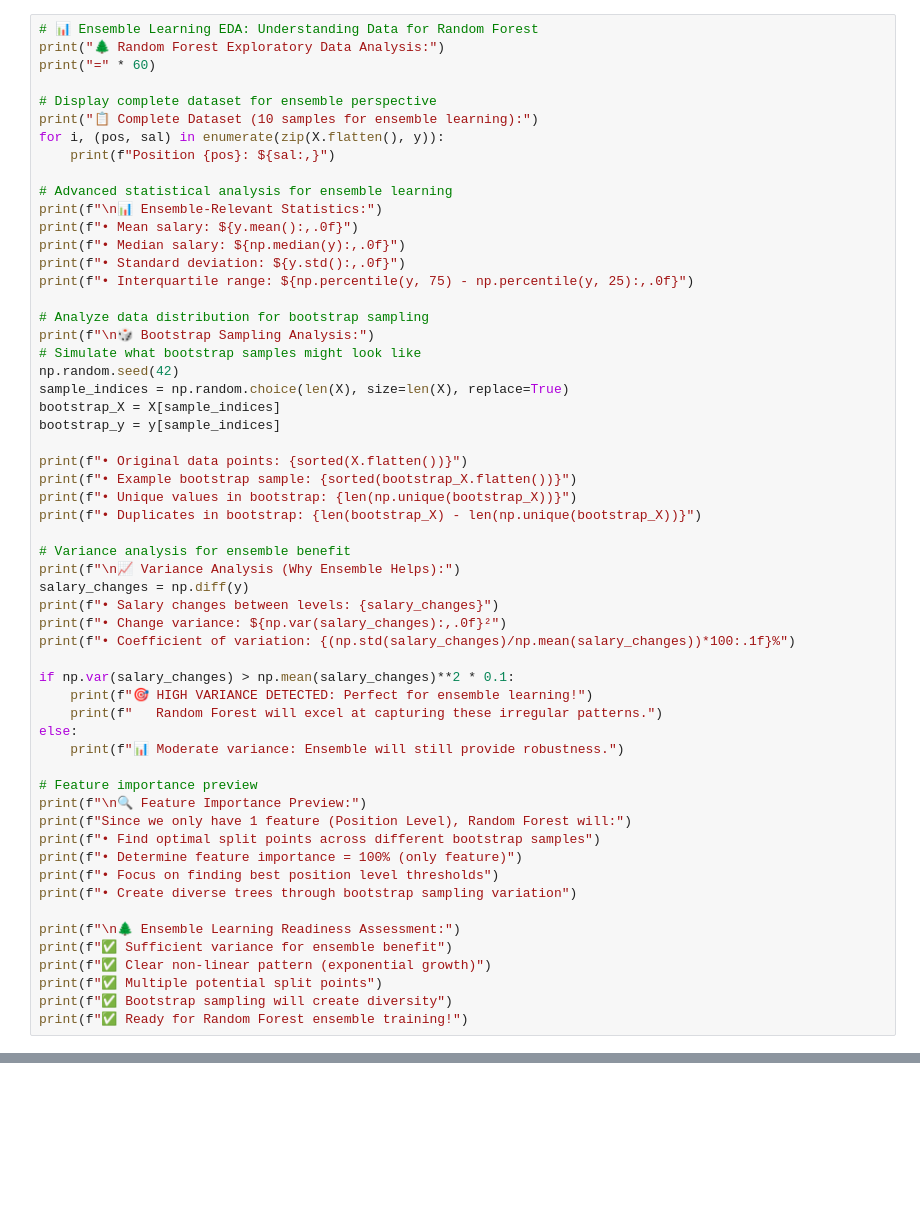
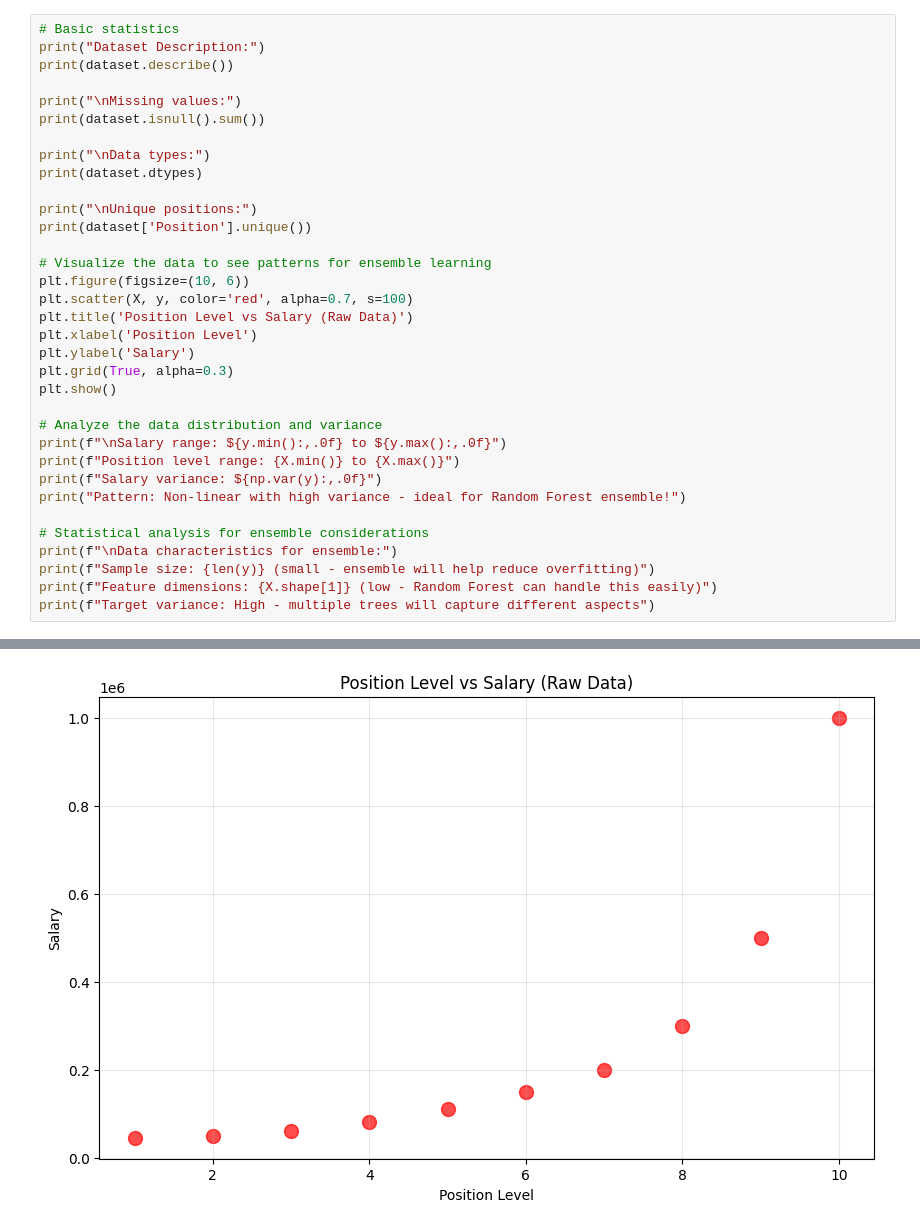
Before and after one commit to Morobang/machine-learning-journey, a Jupyter notebook: 01_supervised_learning/01_regression/notebooks/06_random_forest_regression.ipynb, the cells around one changed output, grey strips where cells are left out. Drawn from its saved outputs; the diff is of its cells as text; blank space fills up the shorter version.

```diff
--- a/01_supervised_learning/01_regression/notebooks/06_random_forest_regression.ipynb
+++ b/01_supervised_learning/01_regression/notebooks/06_random_forest_regression.ipynb
@@ -138,57 +53,35 @@ FileNotFoundError: [Errno 2] No such file or directory: '../Dataset/Position_Sal
 # %%
-# 📊 Ensemble Learning EDA: Understanding Data for Random Forest
-print("🌲 Random Forest Exploratory Data Analysis:")
-print("=" * 60)
+# Basic statistics
+print("Dataset Description:")
+print(dataset.describe())
 
-# Display complete dataset for ensemble perspective
-print("📋 Complete Dataset (10 samples for ensemble learning):")
-for i, (pos, sal) in enumerate(zip(X.flatten(), y)):
-    print(f"Position {pos}: ${sal:,}")
+print("\nMissing values:")
+print(dataset.isnull().sum())
 
-# Advanced statistical analysis for ensemble learning
-print(f"\n📊 Ensemble-Relevant Statistics:")
-print(f"• Mean salary: ${y.mean():,.0f}")
-print(f"• Median salary: ${np.median(y):,.0f}")
-print(f"• Standard deviation: ${y.std():,.0f}")
-print(f"• Interquartile range: ${np.percentile(y, 75) - np.percentile(y, 25):,.0f}")
+print("\nData types:")
+print(dataset.dtypes)
 
-# Analyze data distribution for bootstrap sampling
-print(f"\n🎲 Bootstrap Sampling Analysis:")
-# Simulate what bootstrap samples might look like
-np.random.seed(42)
-sample_indices = np.random.choice(len(X), size=len(X), replace=True)
-bootstrap_X = X[sample_indices]
-bootstrap_y = y[sample_indices]
+print("\nUnique positions:")
+print(dataset['Position'].unique())
 
-print(f"• Original data points: {sorted(X.flatten())}")
-print(f"• Example bootstrap sample: {sorted(bootstrap_X.flatten())}")
-print(f"• Unique values in bootstrap: {len(np.unique(bootstrap_X))}")
-print(f"• Duplicates in bootstrap: {len(bootstrap_X) - len(np.unique(bootstrap_X))}")
+# Visualize the data to see patterns for ensemble learning
+plt.figure(figsize=(10, 6))
+plt.scatter(X, y, color='red', alpha=0.7, s=100)
+plt.title('Position Level vs Salary (Raw Data)')
+plt.xlabel('Position Level')
+plt.ylabel('Salary')
+plt.grid(True, alpha=0.3)
+plt.show()
 
-# Variance analysis for ensemble benefit
-print(f"\n📈 Variance Analysis (Why Ensemble Helps):")
-salary_changes = np.diff(y)
-print(f"• Salary changes between levels: {salary_changes}")
-print(f"• Change variance: ${np.var(salary_changes):,.0f}²")
-print(f"• Coefficient of variation: {(np.std(salary_changes)/np.mean(salary_changes))*100:.1f}%")
+# Analyze the data distribution and variance
+print(f"\nSalary range: ${y.min():,.0f} to ${y.max():,.0f}")
+print(f"Position level range: {X.min()} to {X.max()}")
+print(f"Salary variance: ${np.var(y):,.0f}")
+print("Pattern: Non-linear with high variance - ideal for Random Forest ensemble!")
 
-if np.var(salary_changes) > np.mean(salary_changes)**2 * 0.1:
-    print(f"🎯 HIGH VARIANCE DETECTED: Perfect for ensemble learning!")
-    print(f"   Random Forest will excel at capturing these irregular patterns.")
-else:
-    print(f"📊 Moderate variance: Ensemble will still provide robustness.")
-
-# Feature importance preview
-print(f"\n🔍 Feature Importance Preview:")
-print(f"Since we only have 1 feature (Position Level), Random Forest will:")
-print(f"• Find optimal split points across different bootstrap samples")
-print(f"• Determine feature importance = 100% (only feature)")
-print(f"• Focus on finding best position level thresholds")
-print(f"• Create diverse trees through bootstrap sampling variation")
-
-print(f"\n🌲 Ensemble Learning Readiness Assessment:")
-print(f"✅ Sufficient variance for ensemble benefit")
-print(f"✅ Clear non-linear pattern (exponential growth)")
-print(f"✅ Multiple potential split points")
-print(f"✅ Bootstrap sampling will create diversity")
-print(f"✅ Ready for Random Forest ensemble training!")
+# Statistical analysis for ensemble considerations
+print(f"\nData characteristics for ensemble:")
+print(f"Sample size: {len(y)} (small - ensemble will help reduce overfitting)")
+print(f"Feature dimensions: {X.shape[1]} (low - Random Forest can handle this easily)")
+print(f"Target variance: High - multiple trees will capture different aspects")
+# %% [output]
@@ -194,0 +105 @@ print(f"✅ Ready for Random Forest ensemble training!")
+[figure, added]
```
Also changed, not shown: parts of 19 cells of this notebook, 1 other file.
